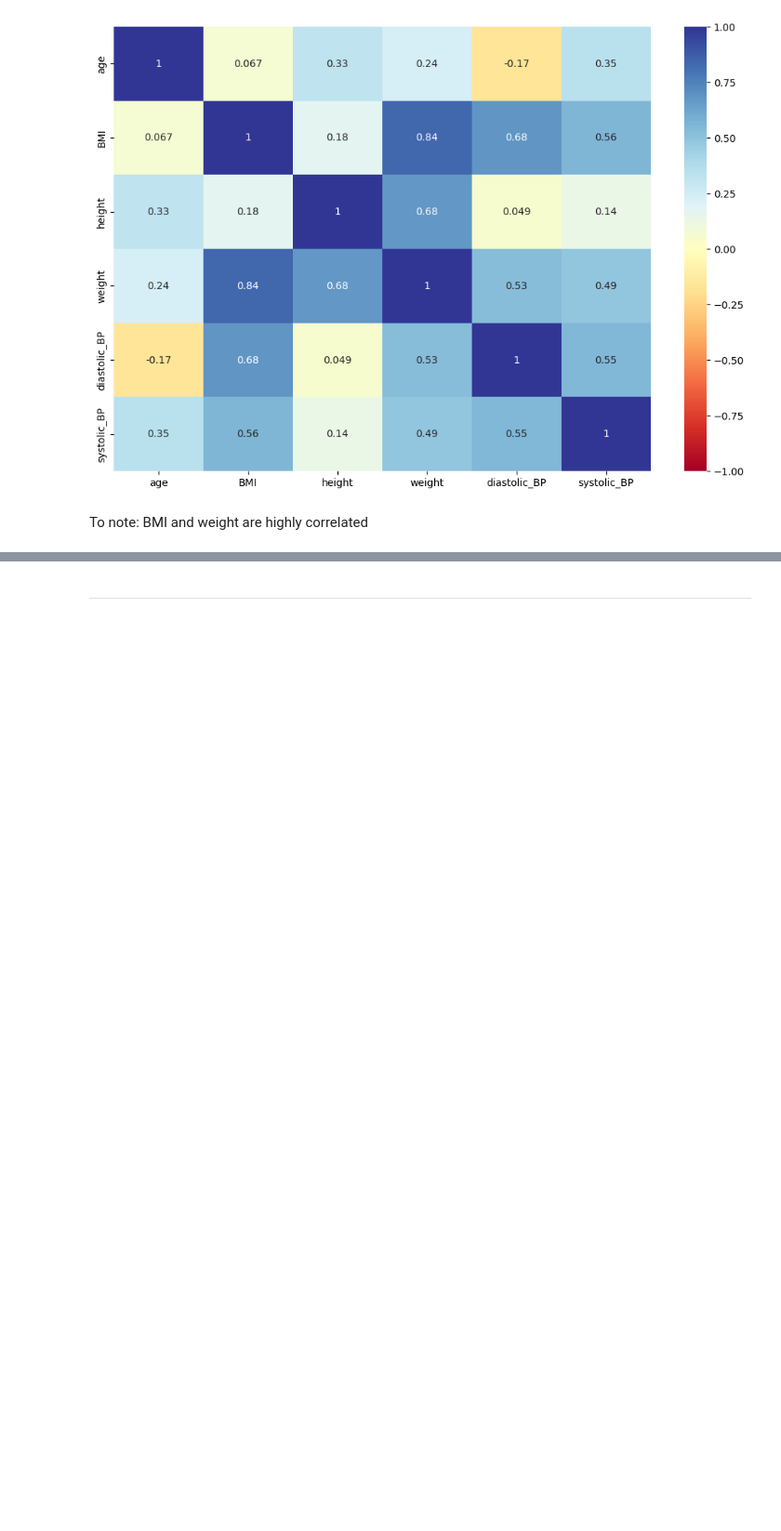
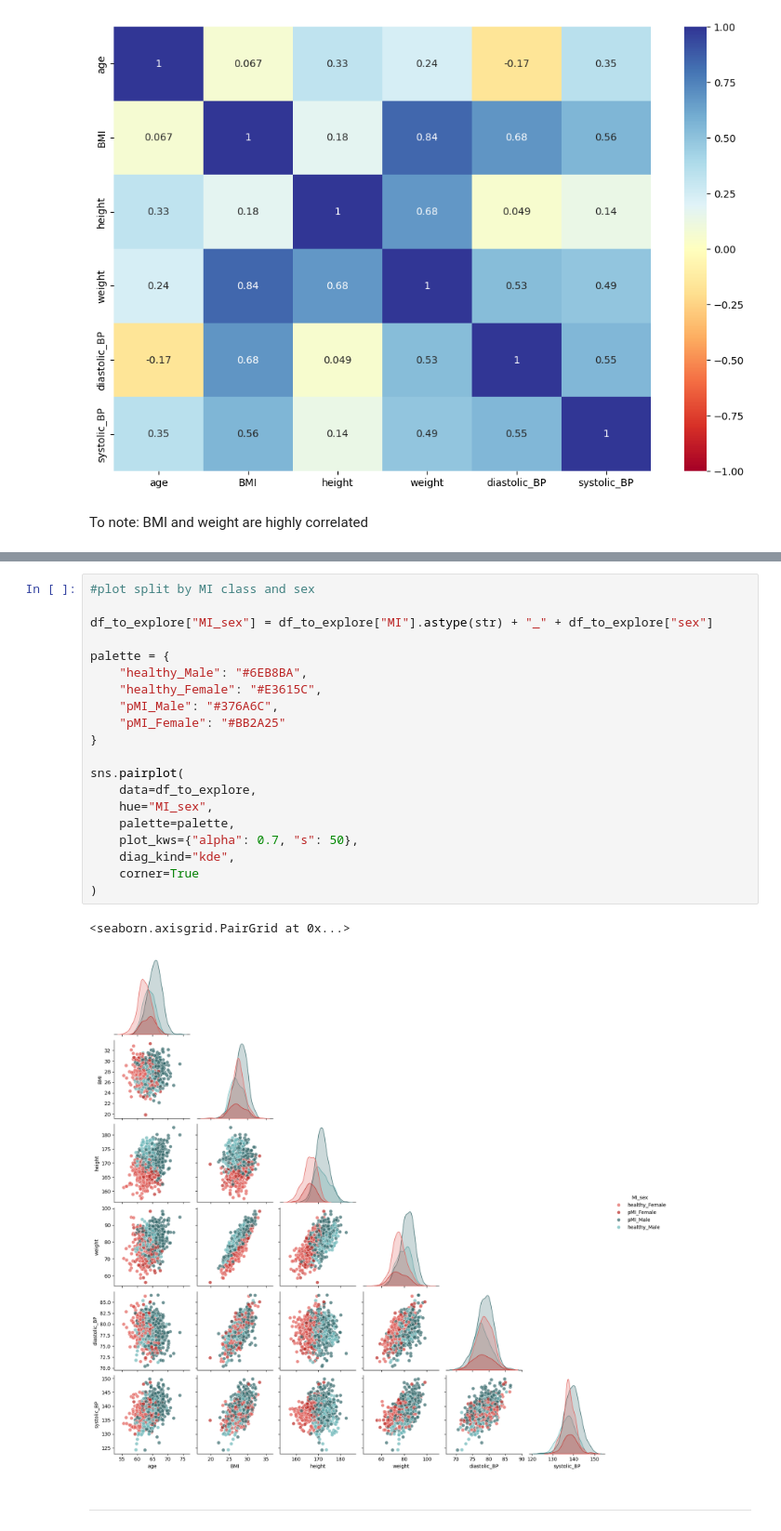
Before and after one commit to emilynurden/myocardial-infarction-predictions, a Jupyter notebook: notebooks:/data_exploration.ipynb, the cells around one changed output, grey strips where cells are left out. Shown at 93% size. Cells and saved outputs as stored; diff of their text form; blank space fills up the shorter version.

```diff
--- a/notebooks:/data_exploration.ipynb
+++ b/notebooks:/data_exploration.ipynb
@@ -285,3 +291,26 @@ To note: BMI and weight are highly correlated
+# %%
+#plot split by MI class and sex
+
+df_to_explore["MI_sex"] = df_to_explore["MI"].astype(str) + "_" + df_to_explore["sex"]
+
+palette = {
+    "healthy_Male": "#6EB8BA",
+    "healthy_Female": "#E3615C",
+    "pMI_Male": "#376A6C",
+    "pMI_Female": "#BB2A25"
+}
+
+sns.pairplot(
+    data=df_to_explore,
+    hue="MI_sex",
+    palette=palette,
+    plot_kws={"alpha": 0.7, "s": 50},
+    diag_kind="kde",
+    corner=True
+)
+# %% [output]
+<seaborn.axisgrid.PairGrid at 0x...>
+[figure, added]
 # %% [markdown]
 ---
 # %% [markdown]
```
Also changed, not shown: parts of 3 cells of this notebook.
